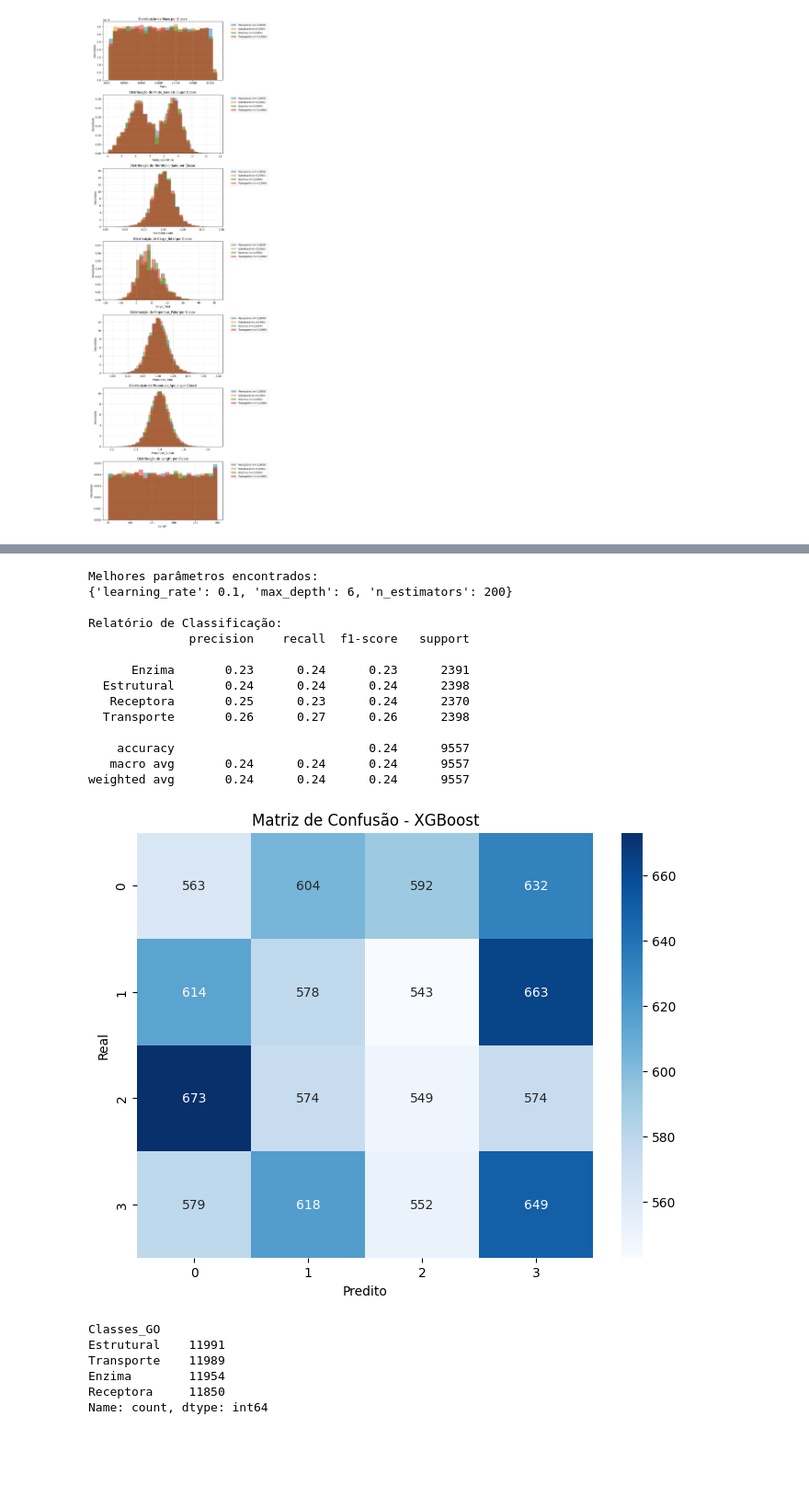
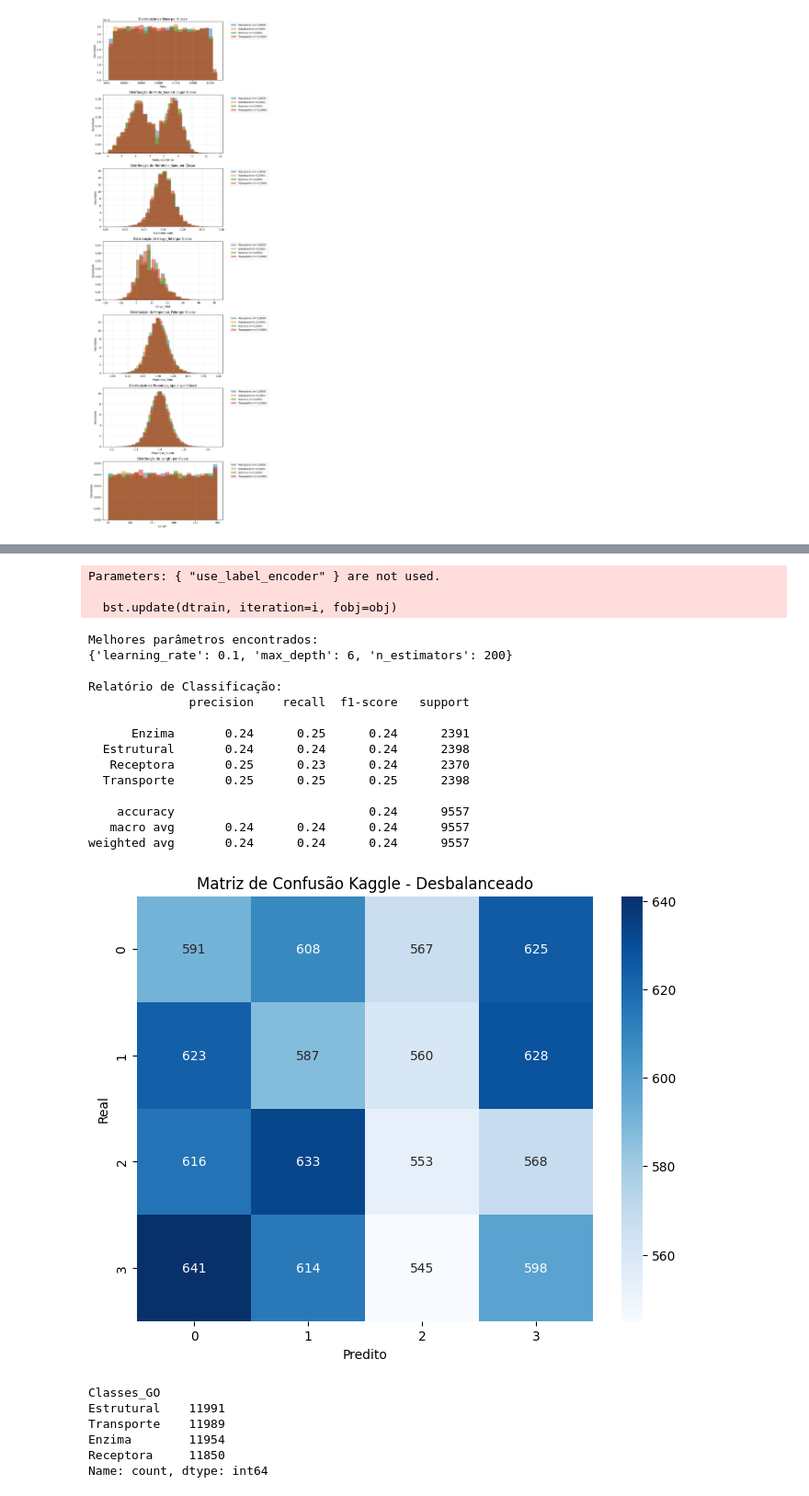
Before and after one commit to marcellovictor/classificacao-proteinas, a Jupyter notebook: kaggle.ipynb, the cells around one changed output, grey strips where cells are left out. Shown: that part at 92% size. Cells and saved outputs as stored; diff of their text form; code cells hidden in the pictures; blank space fills up the shorter version.

```diff
--- a/kaggle.ipynb
+++ b/kaggle.ipynb
@@ -4,5 +4,4 @@ from Bio.SeqUtils import ProtParam
 from Bio.Seq import Seq
 import numpy as np
 # %%
-# Carregar arquivo .tsv exportado do UniProt
-df = pd.read_csv('proteinas_20000_enriquecido.csv', encoding='utf-8')
+df = pd.read_csv('kaggle.csv', encoding='utf-8')
@@ -458,19 +433,16 @@ y = df_puro['Classes_GO']
 
 
 le = LabelEncoder()
-y_encoded = le.fit_transform(y)  # y agora será [0, 1, 2, 3]
+y_encoded = le.fit_transform(y)  # as classes agora são 0 1 2 3
 
 classes = le.classes_
 
 
 
-# Divisão treino/teste
-X_train, X_test, y_train, y_test = train_test_split(X, y_encoded, test_size=0.2, stratify=y_encoded, random_state=42)
+X_train, X_test, y_train, y_test = train_test_split(X, y_encoded, test_size=0.2, stratify=y_encoded, random_state=37)
 
-# Modelo base
-xgb_clf = xgb.XGBClassifier(use_label_encoder=False, eval_metric='mlogloss', random_state=42)
+xgb_clf = xgb.XGBClassifier(use_label_encoder=False, eval_metric='mlogloss', random_state=37)
 
-# GridSearch (opcional, pode pular para treino direto se quiser)
 param_grid = {
     'max_depth': [4, 6, 8],
     'learning_rate': [0.05, 0.1],
@@ -478,7 +450,7 @@ param_grid = {
 }
 
 
-grid = GridSearchCV(xgb_clf, param_grid, cv=5, scoring='f1_macro', verbose=1, n_jobs=-1)
+grid = GridSearchCV(xgb_clf, param_grid, cv=10, scoring='f1_macro', verbose=1, n_jobs=-1)
 grid.fit(X_train, y_train)
 
 # Avaliação
@@ -491,12 +463,11 @@ print(grid.best_params_)
 print("\nRelatório de Classificação:")
 print(classification_report(y_test, y_pred, target_names=classes))
 
-# Matriz de confusão
 plt.figure(figsize=(8,6))
 sns.heatmap(confusion_matrix(y_test, y_pred), annot=True, fmt='d',
             xticklabels=best_model.classes_, yticklabels=best_model.classes_,
             cmap='Blues')
-plt.title("Matriz de Confusão - XGBoost")
+plt.title("Matriz de Confusão Kaggle - Desbalanceado")
 plt.xlabel("Predito")
 plt.ylabel("Real")
 plt.show()
@@ -514,16 +482,19 @@ Parameters: { "use_label_encoder" } are not used.
-Melhores parâmetros encontrados:
-{'learning_rate': 0.1, 'max_depth': 6, 'n_estimators': 200}
+Parameters: { "use_label_encoder" } are not used.
 
-Relatório de Classificação:
-              precision    recall  f1-score   support
-
-      Enzima       0.23      0.24      0.23      2391
-  Estrutural       0.24      0.24      0.24      2398
-   Receptora       0.25      0.23      0.24      2370
-  Transporte       0.26      0.27      0.26      2398
-
-    accuracy                           0.24      9557
-   macro avg       0.24      0.24      0.24      9557
-weighted avg       0.24      0.24      0.24      9557
+  bst.update(dtrain, iteration=i, fobj=obj)
+Melhores parâmetros encontrados:
+{'learning_rate': 0.1, 'max_depth': 6, 'n_estimators': 200}
+
+Relatório de Classificação:
+              precision    recall  f1-score   support
+
+      Enzima       0.24      0.25      0.24      2391
+  Estrutural       0.24      0.24      0.24      2398
+   Receptora       0.25      0.23      0.24      2370
+  Transporte       0.25      0.25      0.25      2398
+
+    accuracy                           0.24      9557
+   macro avg       0.24      0.24      0.24      9557
+weighted avg       0.24      0.24      0.24      9557
-[figure, old version]
+[figure, new version]
 # %%
```
Also changed, not shown: parts of 17 cells of this notebook, 13 other files.
